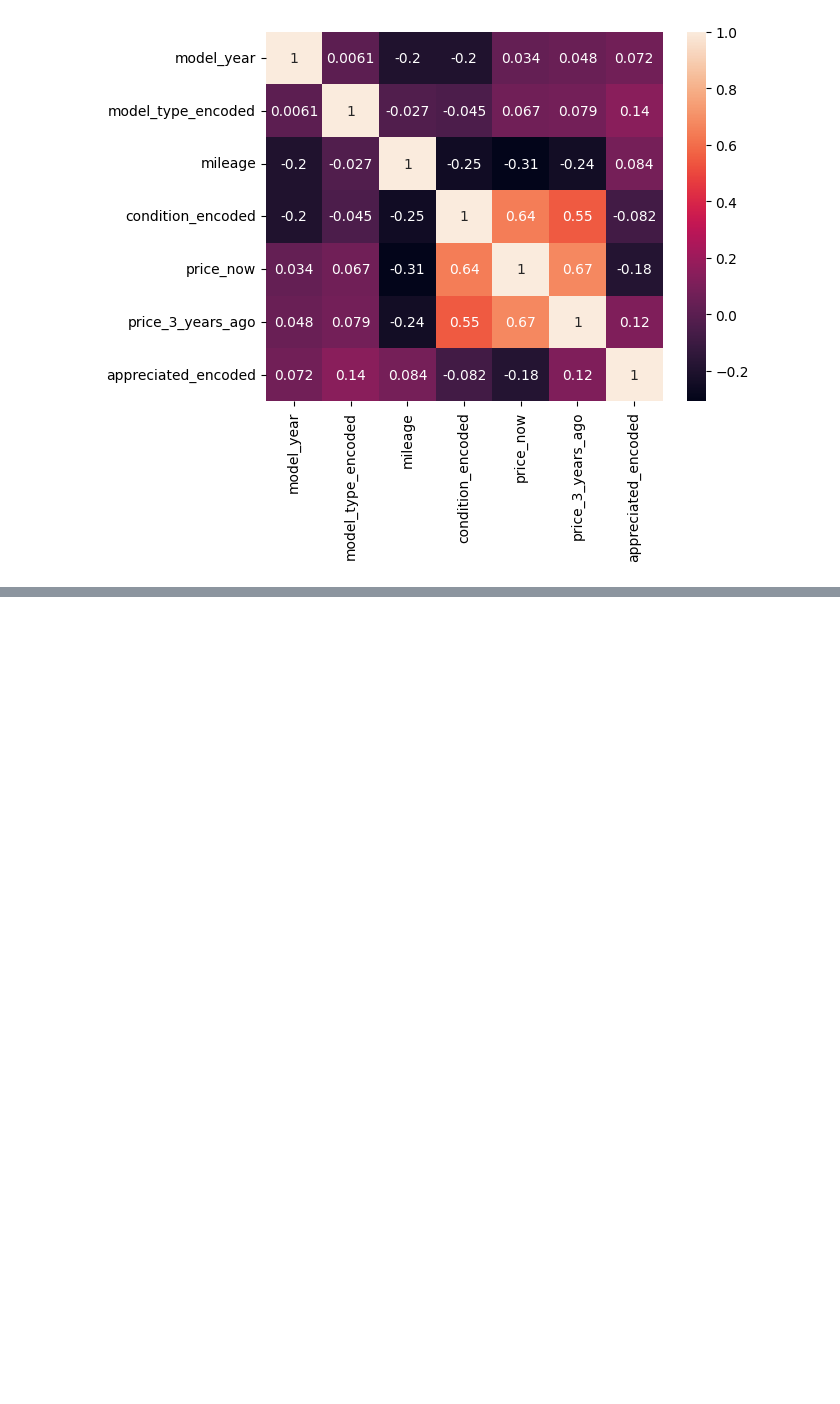
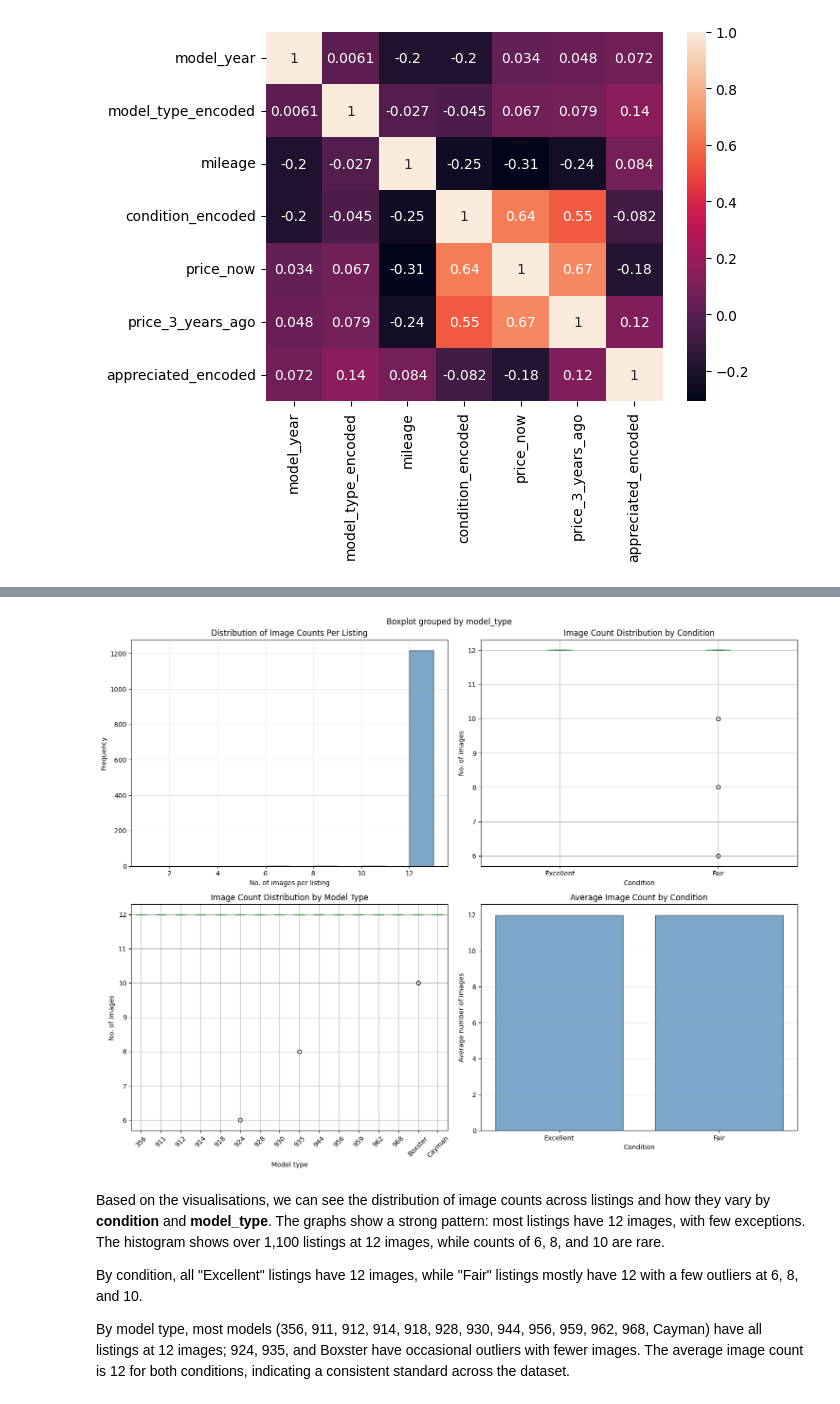
Before and after one commit to petpeevephobia/porsche-appreciation-predictor, a Jupyter notebook: project/notebooks/01_eda.ipynb, the cells around one changed output, grey strips where cells are left out. Drawn from its saved outputs; the diff is of its cells as text; code cells hidden in the pictures; blank space fills up the shorter version.

```diff
--- a/project/notebooks/01_eda.ipynb
+++ b/project/notebooks/01_eda.ipynb
@@ -141,0 +207,60 @@ The dataset is dominated by newer Porsches (2015–2020), which may reflect mark
+# %%
+# Visualise image count distribution (above cell)
+# Create a set of graphs - 2 rows, 3 columns
+fix, axes = plt.subplots(2,2,figsize=(15,12))
+
+# 1. Histogram - image counts
+axes[0,0].hist(df['image_count'],
+               bins=range(1, df['image_count'].max()+2),
+               edgecolor='black', alpha=0.7, color='steelblue')
+# Add x and y labels
+axes[0,0].set_xlabel('No. of images per listing')
+axes[0,0].set_ylabel('Frequency')
+# Add graph title
+axes[0,0].set_title('Distribution of Image Counts Per Listing')
+axes[0,0].grid(True, alpha=.3)
+
+# 2. Box plot by condition
+df.boxplot(column='image_count', by='condition', ax=axes[0,1])
+# Add x and y labels
+axes[0,1].set_xlabel('Condition')
+axes[0,1].set_ylabel('No. of images')
+# Add graph title
+axes[0,1].set_title('Image Count Distribution by Condition')
+
+# 3. Box plot by model_type
+df.boxplot(column='image_count', by='model_type', ax=axes[1,0])
+# Add graph title
+axes[1,0].set_title('Image Count Distribution by Model Type')
+# Add x and y labels
+axes[1,0].set_xlabel('Model type')
+axes[1,0].set_ylabel('No. of images')
+# Rotate x labels
+axes[1,0].tick_params(axis='x', rotation=45)
+
+# 4. Bar chart of avg. image count by condition
+avg_by_condition = df.groupby('condition')['image_count'].mean()
+axes[1,1].bar(avg_by_condition.index, avg_by_condition.values,
+              color='steelblue', alpha=.7, edgecolor='black')
+# Set x and y labels
+axes[1,1].set_xlabel('Condition')
+axes[1,1].set_ylabel('Average number of images')
+# Set graph title
+axes[1,1].set_title('Average Image Count by Condition')
+axes[1,1].grid(True, alpha=.3, axis='y')
+
+
+
+plt.tight_layout()
+# plt.savefig('../../graphs/distribution_image_counts.png', dpi=300, bbox_inches='tight')
+plt.show()
+display(md(
+    'Based on the visualisations, we can see the distribution of image counts across listings and how they vary by **condition** and **model_type**. The graphs show a strong pattern: most listings have 12 images, with few exceptions. The histogram shows over 1,100 listings at 12 images, while counts of 6, 8, and 10 are rare.\n\nBy condition, all "Excellent" listings have 12 images, while "Fair" listings mostly have 12 with a few outliers at 6, 8, and 10.\n\nBy model type, most models (356, 911, 912, 914, 918, 928, 930, 944, 956, 959, 962, 968, Cayman) have all listings at 12 images; 924, 935, and Boxster have occasional outliers with fewer images. The average image count is 12 for both conditions, indicating a consistent standard across the dataset.'
+))
+# %% [output]
+[figure, added]
+Based on the visualisations, we can see the distribution of image counts across listings and how they vary by **condition** and **model_type**. The graphs show a strong pattern: most listings have 12 images, with few exceptions. The histogram shows over 1,100 listings at 12 images, while counts of 6, 8, and 10 are rare.
+
+By condition, all "Excellent" listings have 12 images, while "Fair" listings mostly have 12 with a few outliers at 6, 8, and 10.
+
+By model type, most models (356, 911, 912, 914, 918, 928, 930, 944, 956, 959, 962, 968, Cayman) have all listings at 12 images; 924, 935, and Boxster have occasional outliers with fewer images. The average image count is 12 for both conditions, indicating a consistent standard across the dataset.
```
Also changed, not shown: parts of 6 cells of this notebook, 33 other files.
